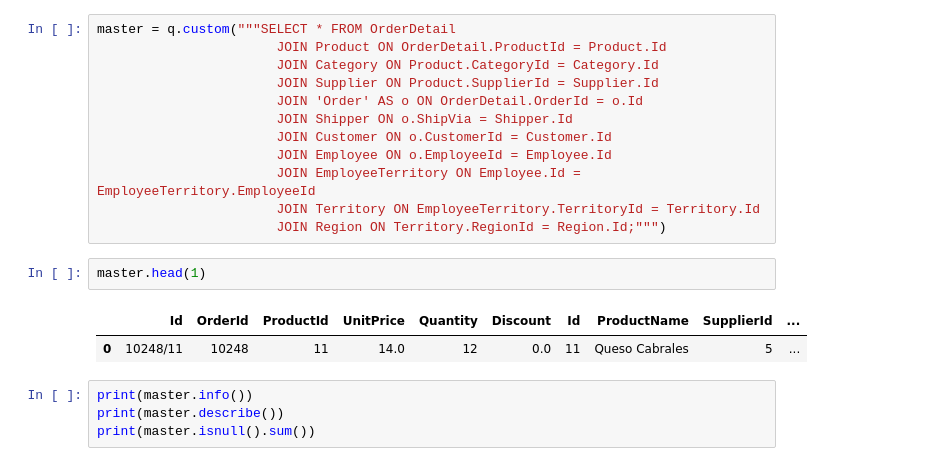
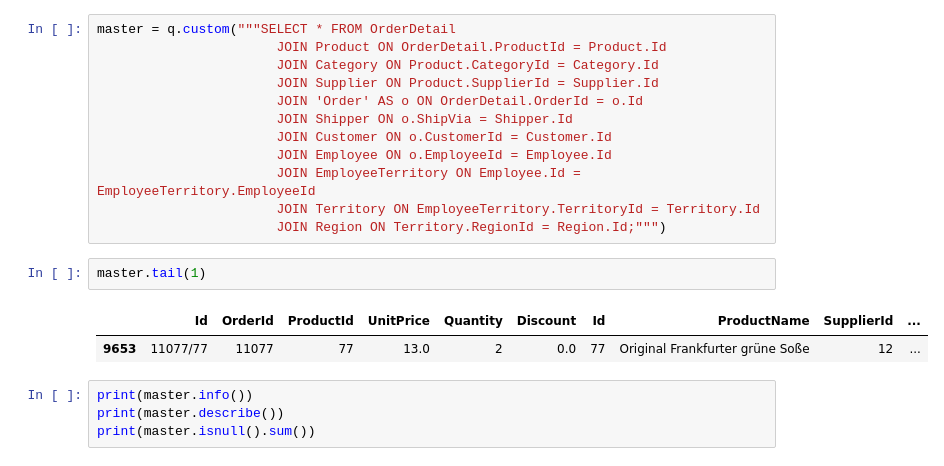
Before and after one commit to terryollila/dsc-mod-3-project-online-ds-ft-100719, a Jupyter notebook: student.ipynb, the cells around one changed output. Cells and saved outputs as stored; diff of their text form.

```diff
--- a/student.ipynb
+++ b/student.ipynb
@@ -258,10 +260,10 @@ master = q.custom("""SELECT * FROM OrderDetail
                        JOIN Territory ON EmployeeTerritory.TerritoryId = Territory.Id
                        JOIN Region ON Territory.RegionId = Region.Id;""")
 # %%
-master.head(1)
+master.tail(1)
 # %% [output]
 |  | Id | OrderId | ProductId | UnitPrice | Quantity | Discount | Id | ProductName | SupplierId | ... |
-| 0 | 10248/11 | 10248 | 11 | 14.0 | 12 | 0.0 | 11 | Queso Cabrales | 5 | ... |
+| 9653 | 11077/77 | 11077 | 77 | 13.0 | 2 | 0.0 | 77 | Original Frankfurter grüne Soße | 12 | ... |
 # %%
 print(master.info())
 print(master.describe())
```
Also changed, not shown: parts of 102 cells of this notebook, 2 other files.
